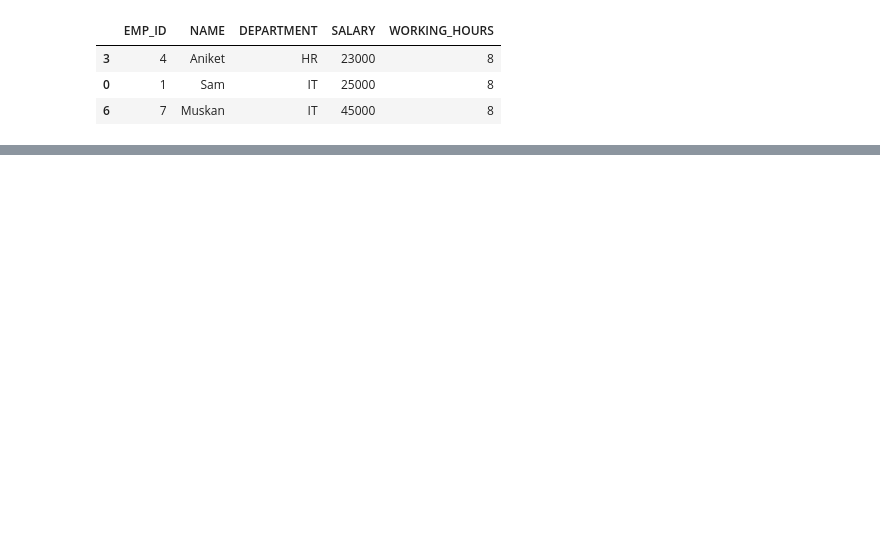
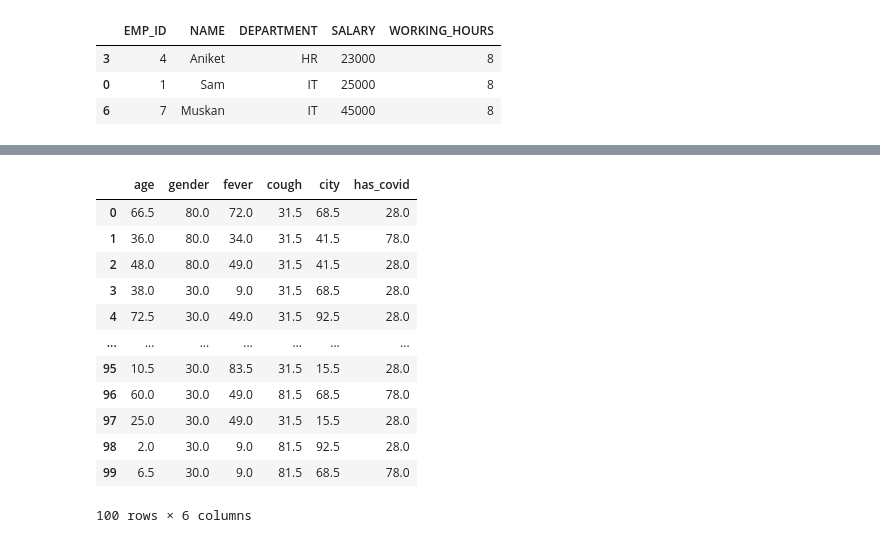
Before and after one commit to sharmashuc/advance-.python, a Jupyter notebook: advance python pandas.ipynb, the cells around one changed output, grey strips where cells are left out. Drawn from its saved outputs; the diff is of its cells as text; code cells hidden in the pictures; blank space fills up the shorter version.

```diff
--- a/advance python pandas.ipynb
+++ b/advance python pandas.ipynb
@@ -102,0 +228,17 @@ df.to_csv("C:\\Users\\snehr\\Desktop\\shubhi pdfs\\emp_info.csv")
+# %%
+df = df.rank()    # rank each column default
+df
+# %% [output]
+|  | age | gender | fever | cough | city | has_covid |
+| 0 | 66.5 | 80.0 | 72.0 | 31.5 | 68.5 | 28.0 |
+| 1 | 36.0 | 80.0 | 34.0 | 31.5 | 41.5 | 78.0 |
+| 2 | 48.0 | 80.0 | 49.0 | 31.5 | 41.5 | 28.0 |
+| 3 | 38.0 | 30.0 | 9.0 | 31.5 | 68.5 | 28.0 |
+| 4 | 72.5 | 30.0 | 49.0 | 31.5 | 92.5 | 28.0 |
+| ... | ... | ... | ... | ... | ... | ... |
+| 95 | 10.5 | 30.0 | 83.5 | 31.5 | 15.5 | 28.0 |
+| 96 | 60.0 | 30.0 | 49.0 | 81.5 | 68.5 | 78.0 |
+| 97 | 25.0 | 30.0 | 49.0 | 31.5 | 15.5 | 28.0 |
+| 98 | 2.0 | 30.0 | 9.0 | 81.5 | 92.5 | 28.0 |
+| 99 | 6.5 | 30.0 | 9.0 | 81.5 | 68.5 | 78.0 |
+100 rows × 6 columns
```
Also changed, not shown: parts of 52 cells of this notebook.
